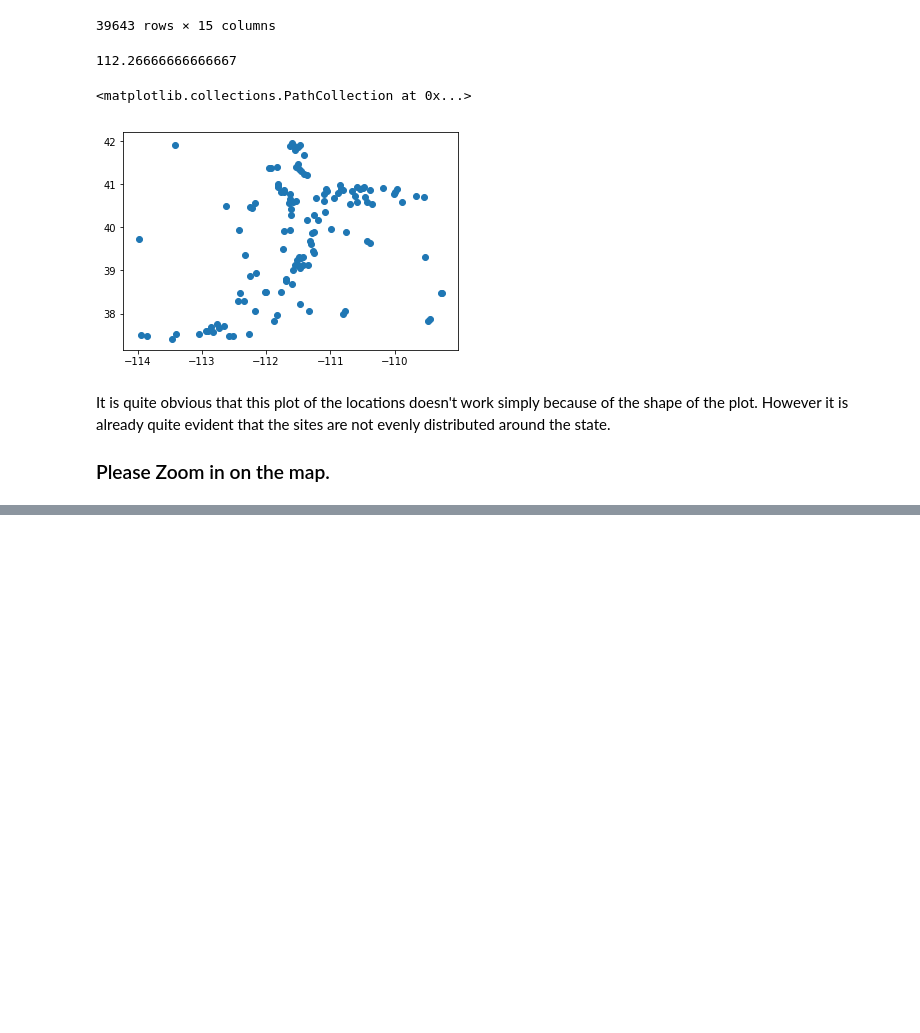
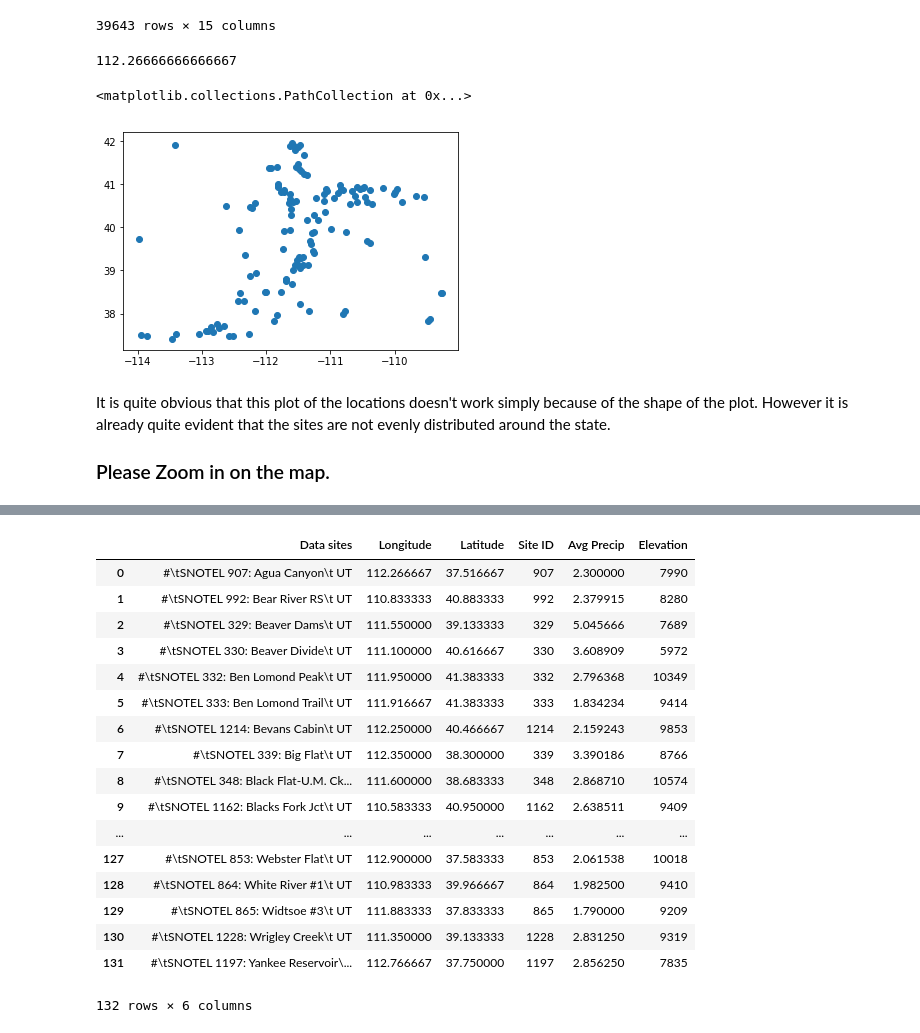
Before and after one commit to TravDraper/DS-Project, a Jupyter notebook: Snotel data project.ipynb, the cells around one changed output, grey strips where cells are left out. Saved outputs shown, nothing was run; the diff lists cells and outputs as text; code cells hidden in the pictures; blank space fills up the shorter version.

Commit message:
simplified dataframe is more complete

```diff
--- a/Snotel data project.ipynb
+++ b/Snotel data project.ipynb
@@ -594,0 +602,36 @@ snowfall.to_csv('full dataset.csv')
+# %%
+siteSet = snowfall.groupby('Station Id')
+sitePrecip = siteSet['Precipitation Increment (in)'].mean()
+sitePrecip
+#sites['Avg Precip'] = sitePrecip
+#sites
+
+values_precip = sitePrecip
+precip_dict = dict(zip(keys,values_precip))
+precip_dict
+sites['Avg Precip'] = sites['Site ID'].map(precip_dict)
+siteEl = siteSet['Elevation (ft)'].max()
+sites['Elevation'] = siteEl
+values_el = siteEl
+el_dict = dict(zip(keys,values_el))
+sites['Elevation'] = sites['Site ID'].map(el_dict)
+sites
+# %% [output]
+|  | Data sites | Longitude | Latitude | Site ID | Avg Precip | Elevation |
+| 0 | #\tSNOTEL 907: Agua Canyon\t UT | 112.266667 | 37.516667 | 907 | 2.300000 | 7990 |
+| 1 | #\tSNOTEL 992: Bear River RS\t UT | 110.833333 | 40.883333 | 992 | 2.379915 | 8280 |
+| 2 | #\tSNOTEL 329: Beaver Dams\t UT | 111.550000 | 39.133333 | 329 | 5.045666 | 7689 |
+| 3 | #\tSNOTEL 330: Beaver Divide\t UT | 111.100000 | 40.616667 | 330 | 3.608909 | 5972 |
+| 4 | #\tSNOTEL 332: Ben Lomond Peak\t UT | 111.950000 | 41.383333 | 332 | 2.796368 | 10349 |
+| 5 | #\tSNOTEL 333: Ben Lomond Trail\t UT | 111.916667 | 41.383333 | 333 | 1.834234 | 9414 |
+| 6 | #\tSNOTEL 1214: Bevans Cabin\t UT | 112.250000 | 40.466667 | 1214 | 2.159243 | 9853 |
+| 7 | #\tSNOTEL 339: Big Flat\t UT | 112.350000 | 38.300000 | 339 | 3.390186 | 8766 |
+| 8 | #\tSNOTEL 348: Black Flat-U.M. Ck... | 111.600000 | 38.683333 | 348 | 2.868710 | 10574 |
+| 9 | #\tSNOTEL 1162: Blacks Fork Jct\t UT | 110.583333 | 40.950000 | 1162 | 2.638511 | 9409 |
+| ... | ... | ... | ... | ... | ... | ... |
+| 127 | #\tSNOTEL 853: Webster Flat\t UT | 112.900000 | 37.583333 | 853 | 2.061538 | 10018 |
+| 128 | #\tSNOTEL 864: White River #1\t UT | 110.983333 | 39.966667 | 864 | 1.982500 | 9410 |
+| 129 | #\tSNOTEL 865: Widtsoe #3\t UT | 111.883333 | 37.833333 | 865 | 1.790000 | 9209 |
+| 130 | #\tSNOTEL 1228: Wrigley Creek\t UT | 111.350000 | 39.133333 | 1228 | 2.831250 | 9319 |
+| 131 | #\tSNOTEL 1197: Yankee Reservoir\... | 112.766667 | 37.750000 | 1197 | 2.856250 | 7835 |
+132 rows × 6 columns
```
Also changed, not shown: parts of 2 cells of this notebook, 1 other file.
